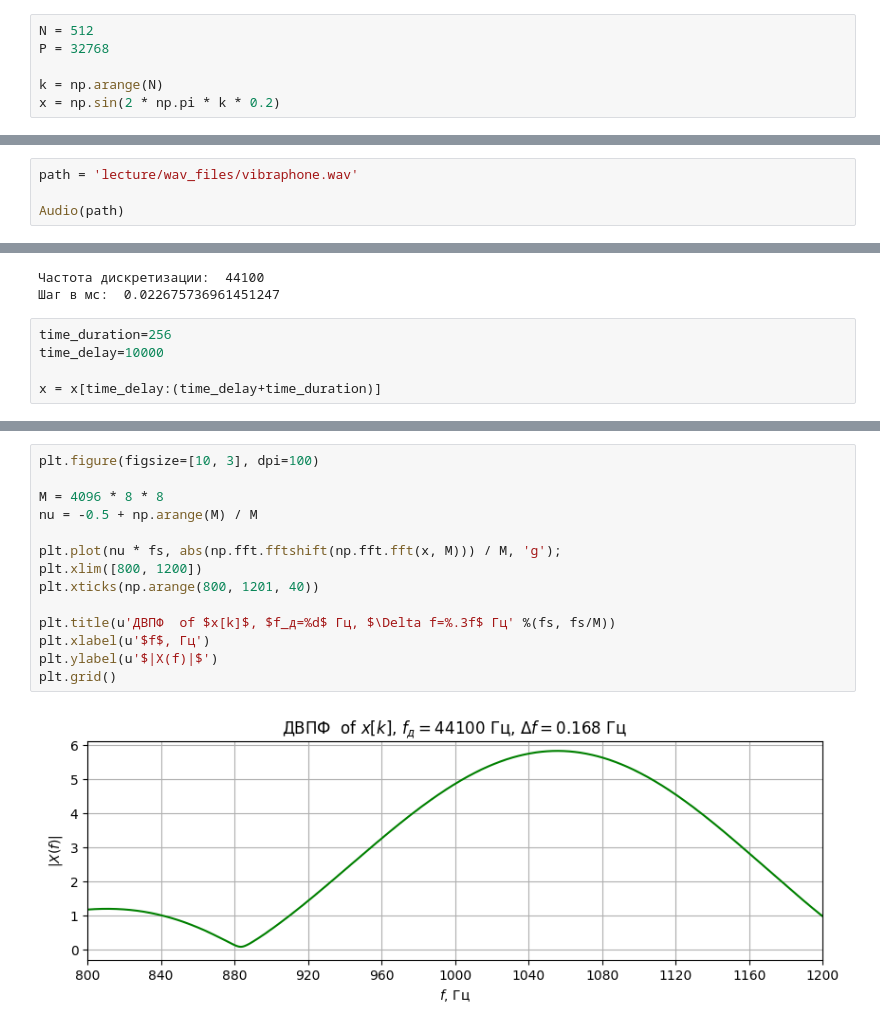
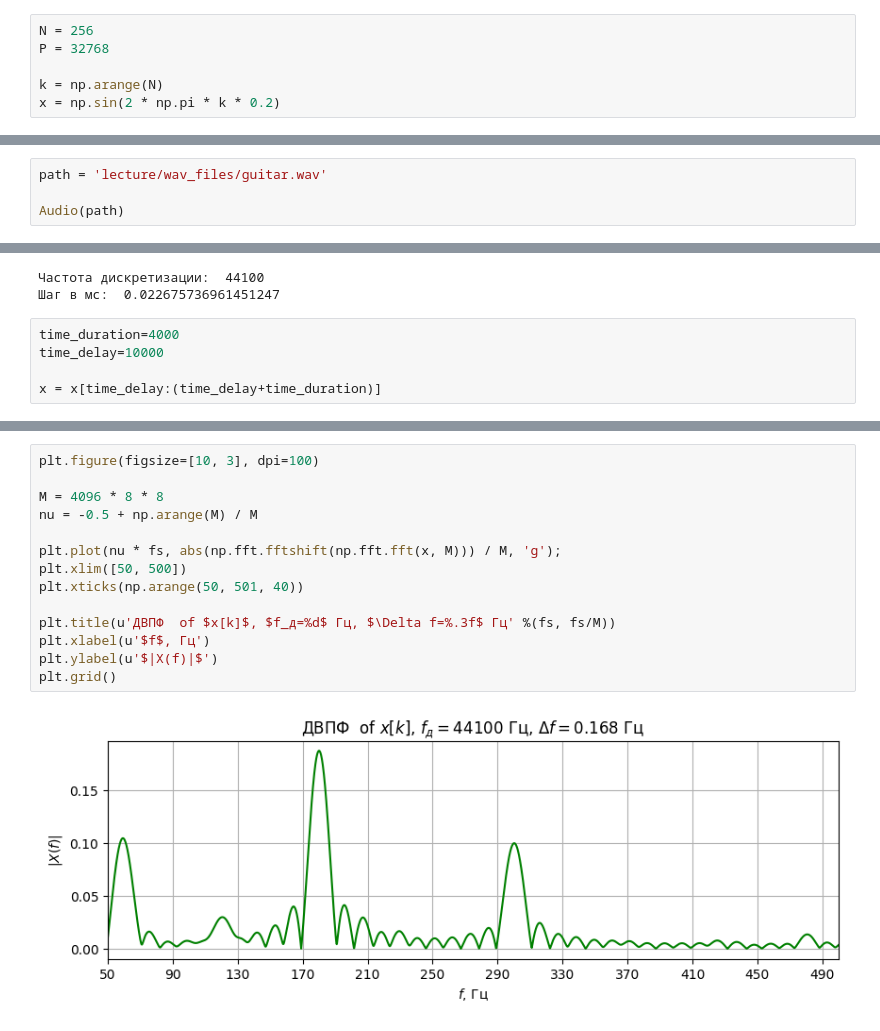
Before and after one commit to Panterrich/DSP, a Jupyter notebook: dsp_lab1.ipynb, the cells around one changed output, grey strips where cells are left out. Cells and saved outputs as stored; diff of their text form.

```diff
--- a/dsp_lab1.ipynb
+++ b/dsp_lab1.ipynb
@@ -642,7 +643,7 @@ $$ x[k]= \sin(2\pi kn_0/N)$$
 
 Сравнить максимальную ошибку и время работы программы в двух случаях. Построить график $|X(\nu)|$.
 # %%
-N = 512
+N = 256
 P = 32768
 
 k = np.arange(N)
@@ -697,7 +698,7 @@ plt.show()
 * выбрать некоторый интервал отсчетов в информативной области сигнала и для него осуществить ДПФ-анализ, объяснить выбор этой области;
 * определить с помощью ДПФ-анализа частоту основого колебания.
 # %%
-path = 'lecture/wav_files/vibraphone.wav'
+path = 'lecture/wav_files/guitar.wav'
 
 Audio(path)
 # %% [output]
@@ -711,7 +712,7 @@ print("Шаг в мс: ", 1000/fs)
 Частота дискретизации:  44100
 Шаг в мс:  0.022675736961451247
 # %%
-time_duration=256
+time_duration=4000
 time_delay=10000
 
 x = x[time_delay:(time_delay+time_duration)]
@@ -743,16 +744,16 @@ plt.grid()
 # %%
 plt.figure(figsize=[10, 3], dpi=100)
 
 M = 4096 * 8 * 8
 nu = -0.5 + np.arange(M) / M
 
 plt.plot(nu * fs, abs(np.fft.fftshift(np.fft.fft(x, M))) / M, 'g');
-plt.xlim([800, 1200])
-plt.xticks(np.arange(800, 1201, 40))
+plt.xlim([50, 500])
+plt.xticks(np.arange(50, 501, 40))
 
 plt.title(u'ДВПФ  of $x[k]$, $f_д=%d$ Гц, $\Delta f=%.3f$ Гц' %(fs, fs/M))
 plt.xlabel(u'$f$, Гц')
 plt.ylabel(u'$|X(f)|$')
 plt.grid()
 # %% [output]
-[figure, old version]
+[figure, new version]
```
Also changed, not shown: parts of 25 cells of this notebook, 3 other files.
